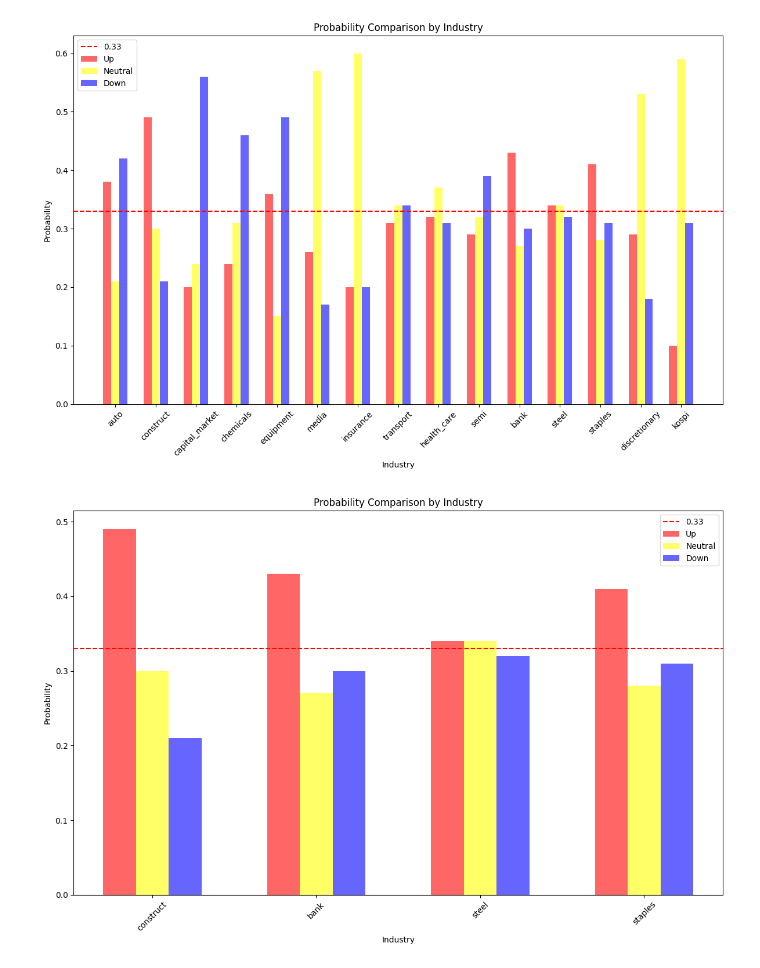
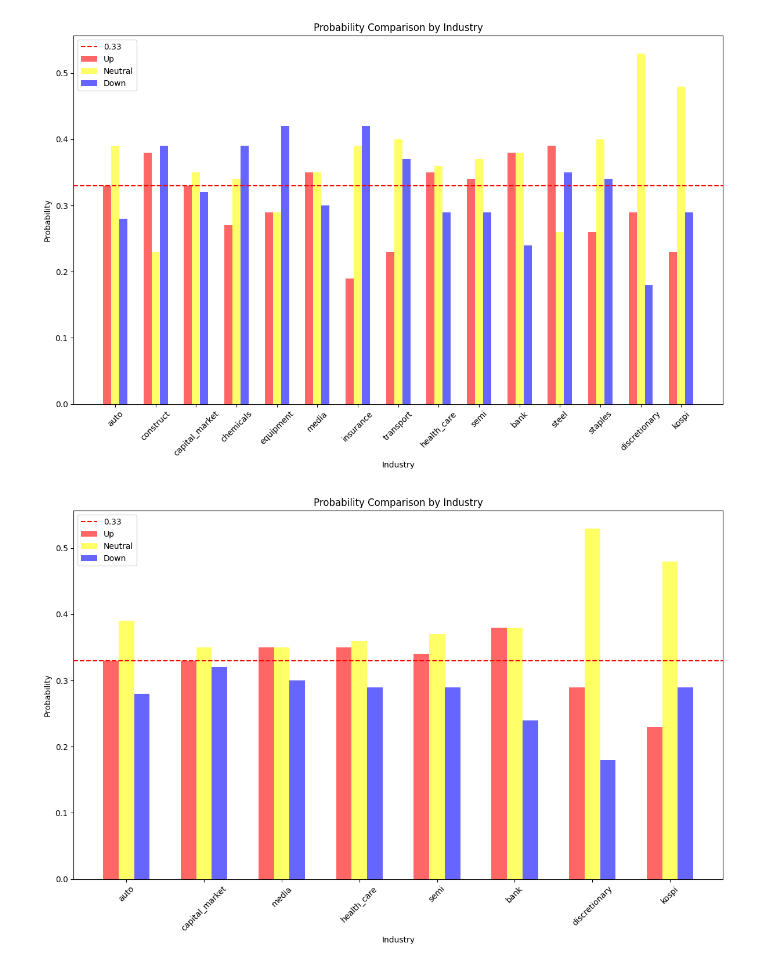
Before and after one commit to simpson000/sic_project_final, a Jupyter notebook: sic/final.ipynb, the cells around one changed output. Saved outputs shown, nothing was run; the diff lists cells and outputs as text; code cells hidden in the pictures.

```diff
--- a/sic/final.ipynb
+++ b/sic/final.ipynb
@@ -128,5 +96,14 @@ plt.show()
 # %%
+import matplotlib.pyplot as plt
 import numpy as np
+
+data = {
+    'Industry': ['auto', 'construct', 'capital_market', 'chemicals', 'equipment', 'media', 'insurance', 'transport', 'health_care', 'semi', 'bank', 'steel', 'staples', 'discretionary', 'kospi'],
+    'down': [0.28, 0.39, 0.32, 0.39, 0.42, 0.30, 0.42, 0.37, 0.29, 0.29, 0.24, 0.35, 0.34, 0.18, 0.29],
+    'neutral': [0.39, 0.23, 0.35, 0.34, 0.29, 0.35, 0.39, 0.40, 0.36, 0.37, 0.38, 0.26, 0.40, 0.53, 0.48],
+    'up': [0.33, 0.38, 0.33, 0.27, 0.29, 0.35, 0.19, 0.23, 0.35, 0.34, 0.38, 0.39, 0.26, 0.29, 0.23]
+}
+
 # Convert dictionary to DataFrame
 df = pd.DataFrame(data)
 
@@ -159,43 +136,53 @@ plt.legend()
 plt.tight_layout()
 plt.show()
 # %% [output]
-[figure, old version]
+[figure, new version]
 # %%
+import matplotlib.pyplot as plt
 import numpy as np
+
+data = {
+    'Industry': ['auto', 'construct', 'capital_market', 'chemicals', 'equipment', 'media', 'insurance', 'transport', 'health_care', 'semi', 'bank', 'steel', 'staples', 'discretionary', 'kospi'],
+    'down': [0.28, 0.39, 0.32, 0.39, 0.42, 0.30, 0.42, 0.37, 0.29, 0.29, 0.24, 0.35, 0.34, 0.18, 0.29],
+    'neutral': [0.39, 0.23, 0.35, 0.34, 0.29, 0.35, 0.39, 0.40, 0.36, 0.37, 0.38, 0.26, 0.40, 0.53, 0.48],
+    'up': [0.33, 0.38, 0.33, 0.27, 0.29, 0.35, 0.19, 0.23, 0.35, 0.34, 0.38, 0.39, 0.26, 0.29, 0.23]
+}
 
 # Convert dictionary to DataFrame
 df = pd.DataFrame(data)
 
-# down 열이 0.33보다 작거나 같고, up 열이 0.33보다 큰 행들만 선택
-df_filtered = df[(df['down'] <= 0.33) & (df['up'] >= 0.33)]
+# Down이 0.33을 초과하는 산업 제거
+df_filtered = df[df['down'] <= 0.33]
 
 # 그래프 크기 설정
 plt.figure(figsize=(12, 8))
 
 # 막대의 위치 설정
 bar_width = 0.2
-index = np.arange(len(df_filtered['Industry']))  # down이 0.33보다 작거나 같은 산업만을 대상으로 인덱스 설정
+index = np.arange(len(df_filtered['Industry']))
 
 # Up 막대 그리기
 plt.bar(index, df_filtered['up'], color='red', alpha=0.6, width=bar_width, label='Up')
 
 # Neutral 막대 그리기
 plt.bar(index + bar_width, df_filtered['neutral'], color='yellow', alpha=0.6, width=bar_width, label='Neutral')
 
 # Down 막대 그리기
 plt.bar(index + 2 * bar_width, df_filtered['down'], color='blue', alpha=0.6, width=bar_width, label='Down')
+
+# 기준선 그리기
 plt.axhline(y=0.33, color='red', linestyle='--', label='0.33')
 
 # X 축 설정
 plt.xlabel('Industry')
 plt.ylabel('Probability')
 plt.title('Probability Comparison by Industry')
 plt.xticks(index + bar_width, df_filtered['Industry'], rotation=45)
 
 # 범례 표시
 plt.legend()
 
 plt.tight_layout()
 plt.show()
 # %% [output]
-[figure, old version]
+[figure, new version]
```
Also changed, not shown: parts of 6 cells of this notebook, 10 other files.
